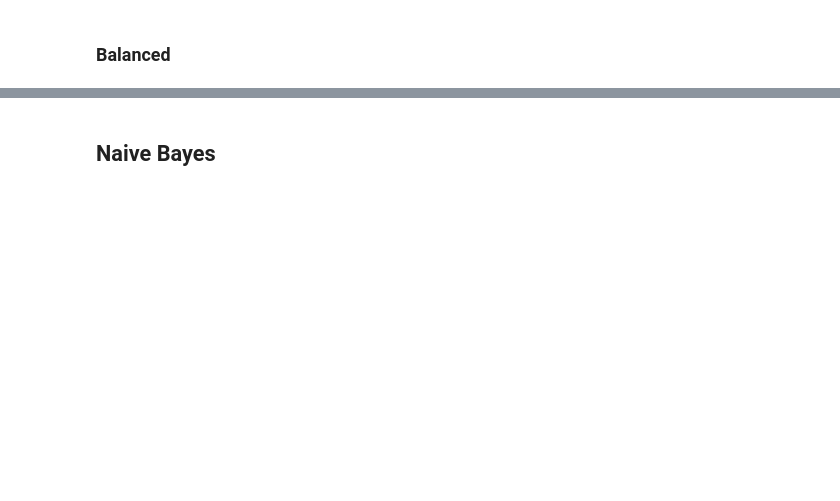
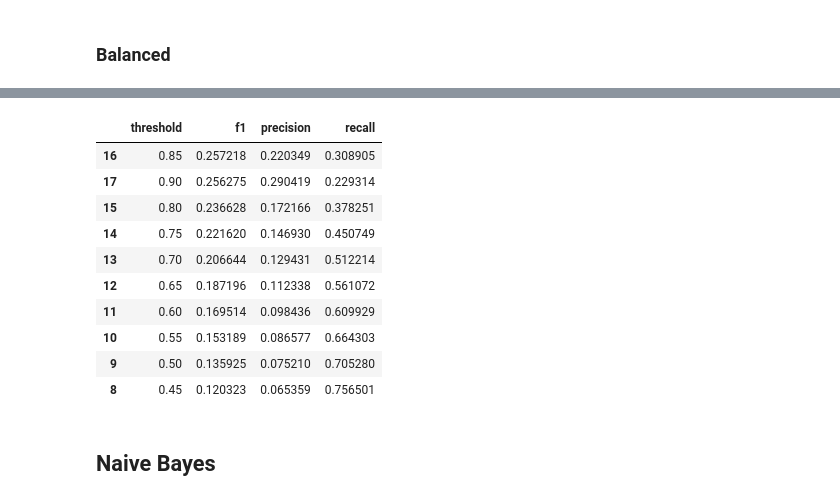
Before and after one commit to lily-harper/injury_risk_classifier, a Jupyter notebook: notebooks/05_baseline.ipynb, the cells around one changed output, grey strips where cells are left out. Saved outputs shown, nothing was run; the diff lists cells and outputs as text; code cells hidden in the pictures; blank space fills up the shorter version.

```diff
--- a/notebooks/05_baseline.ipynb
+++ b/notebooks/05_baseline.ipynb
@@ -171,3 +201,35 @@ Pipeline(steps=[('preprocessor',
+# %%
+import numpy as np
+import pandas as pd
+from sklearn.metrics import f1_score, precision_score, recall_score
+
+rows = []
+val_probs = balanced_log_reg.predict_proba(X_test)[:, 1]
+for threshold in np.arange(0.05, 0.95, 0.05):
+    val_preds = (val_probs >= threshold).astype(int)
+
+    rows.append({
+        "threshold": threshold,
+        "f1": f1_score(y_test, val_preds),
+        "precision": precision_score(y_test, val_preds, zero_division=0),
+        "recall": recall_score(y_test, val_preds, zero_division=0)
+    })
+
+threshold_results = pd.DataFrame(rows)
+
+threshold_results.sort_values("f1", ascending=False).head(10)
+# %% [output]
+|  | threshold | f1 | precision | recall |
+| 16 | 0.85 | 0.257218 | 0.220349 | 0.308905 |
+| 17 | 0.90 | 0.256275 | 0.290419 | 0.229314 |
+| 15 | 0.80 | 0.236628 | 0.172166 | 0.378251 |
+| 14 | 0.75 | 0.221620 | 0.146930 | 0.450749 |
+| 13 | 0.70 | 0.206644 | 0.129431 | 0.512214 |
+| 12 | 0.65 | 0.187196 | 0.112338 | 0.561072 |
+| 11 | 0.60 | 0.169514 | 0.098436 | 0.609929 |
+| 10 | 0.55 | 0.153189 | 0.086577 | 0.664303 |
+| 9 | 0.50 | 0.135925 | 0.075210 | 0.705280 |
+| 8 | 0.45 | 0.120323 | 0.065359 | 0.756501 |
 # %% [markdown]
 ## Naive Bayes
 # %%
```
Also changed, not shown: parts of 15 cells of this notebook, 9 other files.
